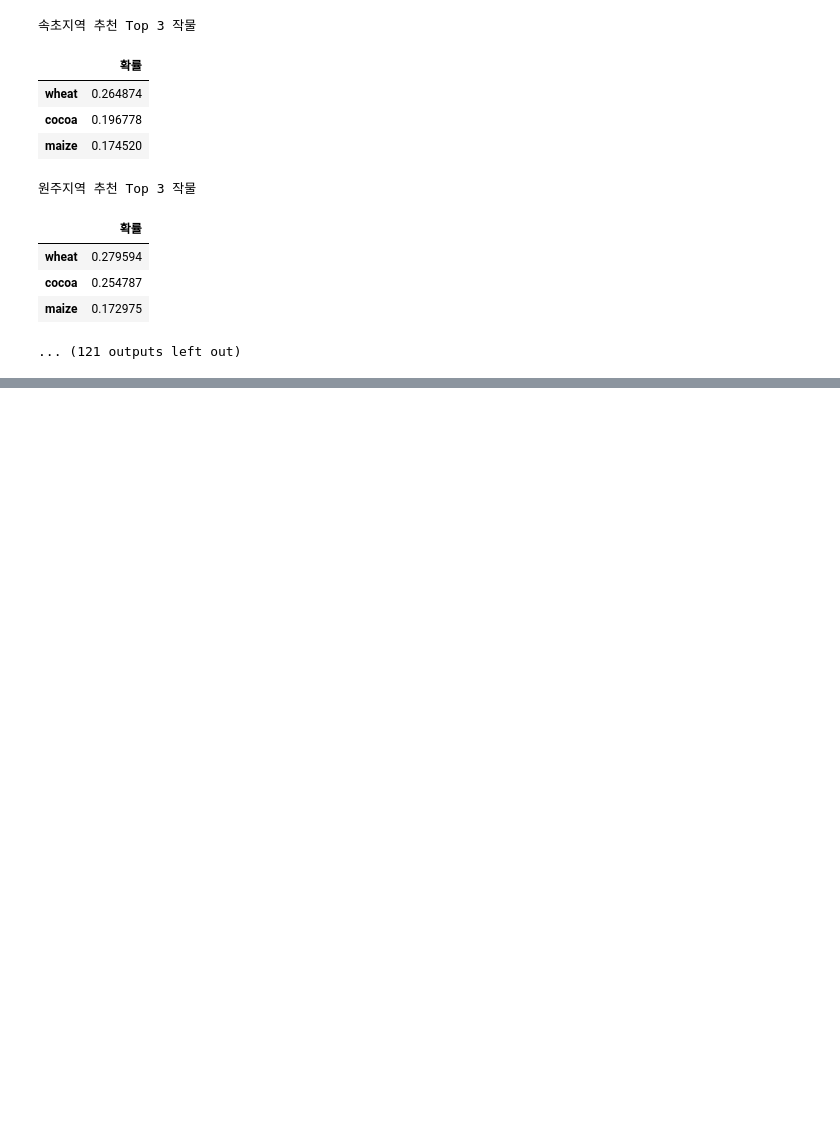
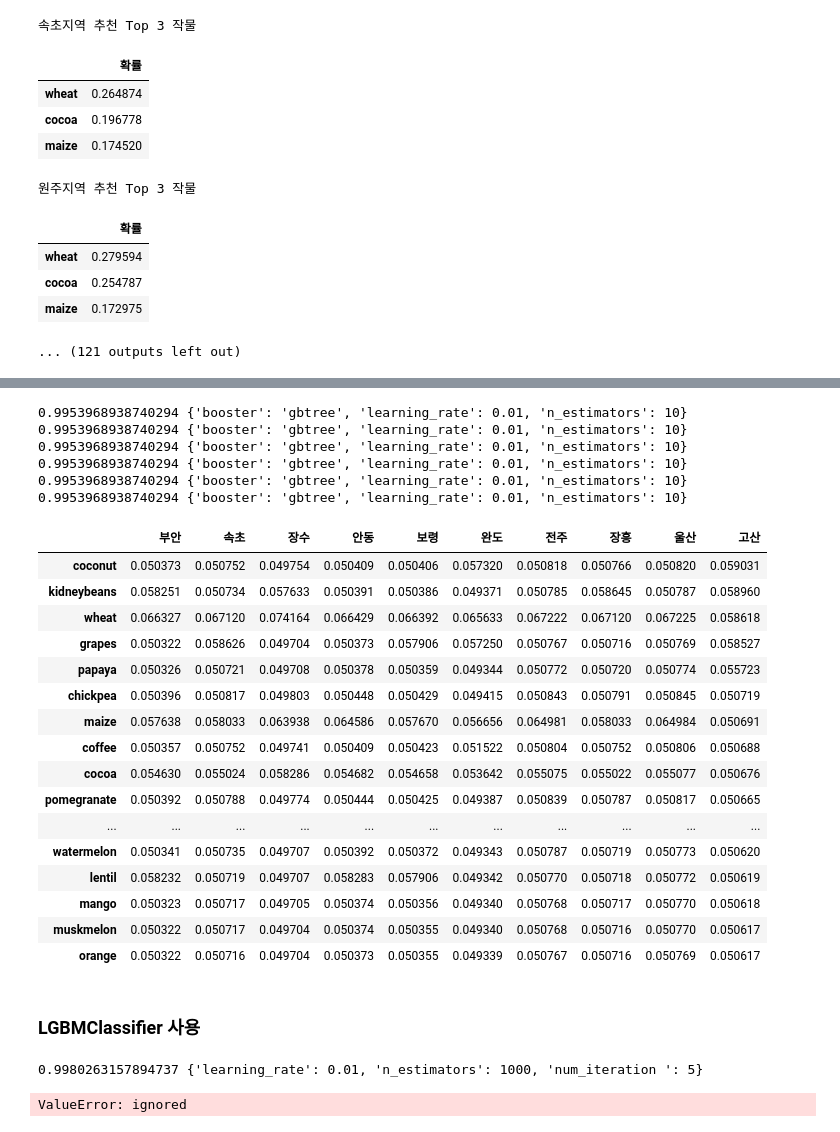
Before and after one commit to Ukjang/Mulcam_SEMI_PJT, a Jupyter notebook: model/0511_6개월 지역 작물 예측 모델.ipynb, the cells around one changed output, grey strips where cells are left out. Saved outputs shown, nothing was run; the diff lists cells and outputs as text; code cells hidden in the pictures; blank space fills up the shorter version.

Commit message:
모델 및 lgbm 값 추가

```diff
--- a/model/0511_6개월 지역 작물 예측 모델.ipynb
+++ b/model/0511_6개월 지역 작물 예측 모델.ipynb
@@ -308,0 +315,36 @@ Wall time: 1min 5s
+# %%
+# OLS_model_predict(region, month, pred_year):
+region = '서울'
+month = 6
+pred_year = 2022
+
+df_tmp_region = df_weather[df_weather['조사지역'] == region]
+df_weather_region = df_tmp_region.groupby(['조사지역', '관측일자']).mean()
+df_weather_region = df_weather_region.reset_index(drop=False)
+
+df_group_mean = df_weather_region.groupby(['연', '월']).mean()
+df_group_mean = df_group_mean.reset_index(drop=False)
+df_month_mean = df_group_mean[df_group_mean['월'] == month]
+
+for i in df_month_mean.index:
+    df_tmp = df_weather_region.loc[(df_weather_region['연'] == df_month_mean.loc[i, '연']) & (df_weather_region['월'] == df_month_mean.loc[i, '월'])]
+    temp_max = df_tmp['temp_max'].max()
+    temp_min = df_tmp['temp_min'].min()
+    df_month_mean.loc[i, 'temp_max'] = temp_max
+    df_month_mean.loc[i, 'temp_min'] = temp_min
+
+pred_list = []
+for value in df_month_mean.columns[2: -1]:
+    df_target = df_month_mean[value]
+    X_train2 = pd.DataFrame(df_month_mean[['연']], columns = ['연'])
+    y_train2 = df_target.values
+
+    # import statsmodels.api as sm
+    X_train = sm.add_constant(X_train2)
+    model = sm.OLS(y_train2, X_train2).fit()
+    pred_value = model.predict(pred_year)
+    pred_list.append([value, float(pred_value)])
+
+# print(f'\t\t\t{region}의 {month}월 {pred_year}의 예측값:')
+# print(pred_list)
+pred_list
@@ -308,0 +552,28 @@ Wall time: 1min 5s
+# %%
+xgboost_best_params(3, 2022)
+# %% [output]
+0.9953968938740294 {'booster': 'gbtree', 'learning_rate': 0.01, 'n_estimators': 10}
+0.9953968938740294 {'booster': 'gbtree', 'learning_rate': 0.01, 'n_estimators': 10}
+0.9953968938740294 {'booster': 'gbtree', 'learning_rate': 0.01, 'n_estimators': 10}
+0.9953968938740294 {'booster': 'gbtree', 'learning_rate': 0.01, 'n_estimators': 10}
+0.9953968938740294 {'booster': 'gbtree', 'learning_rate': 0.01, 'n_estimators': 10}
+0.9953968938740294 {'booster': 'gbtree', 'learning_rate': 0.01, 'n_estimators': 10}
+|  | 부안 | 속초 | 장수 | 안동 | 보령 | 완도 | 전주 | 장흥 | 울산 | 고산 |
+| coconut | 0.050373 | 0.050752 | 0.049754 | 0.050409 | 0.050406 | 0.057320 | 0.050818 | 0.050766 | 0.050820 | 0.059031 |
+| kidneybeans | 0.058251 | 0.050734 | 0.057633 | 0.050391 | 0.050386 | 0.049371 | 0.050785 | 0.058645 | 0.050787 | 0.058960 |
+| wheat | 0.066327 | 0.067120 | 0.074164 | 0.066429 | 0.066392 | 0.065633 | 0.067222 | 0.067120 | 0.067225 | 0.058618 |
+| grapes | 0.050322 | 0.058626 | 0.049704 | 0.050373 | 0.057906 | 0.057250 | 0.050767 | 0.050716 | 0.050769 | 0.058527 |
+| papaya | 0.050326 | 0.050721 | 0.049708 | 0.050378 | 0.050359 | 0.049344 | 0.050772 | 0.050720 | 0.050774 | 0.055723 |
+| chickpea | 0.050396 | 0.050817 | 0.049803 | 0.050448 | 0.050429 | 0.049415 | 0.050843 | 0.050791 | 0.050845 | 0.050719 |
+| maize | 0.057638 | 0.058033 | 0.063938 | 0.064586 | 0.057670 | 0.056656 | 0.064981 | 0.058033 | 0.064984 | 0.050691 |
+| coffee | 0.050357 | 0.050752 | 0.049741 | 0.050409 | 0.050423 | 0.051522 | 0.050804 | 0.050752 | 0.050806 | 0.050688 |
+| cocoa | 0.054630 | 0.055024 | 0.058286 | 0.054682 | 0.054658 | 0.053642 | 0.055075 | 0.055022 | 0.055077 | 0.050676 |
+| pomegranate | 0.050392 | 0.050788 | 0.049774 | 0.050444 | 0.050425 | 0.049387 | 0.050839 | 0.050787 | 0.050817 | 0.050665 |
+| ... | ... | ... | ... | ... | ... | ... | ... | ... | ... | ... |
+| watermelon | 0.050341 | 0.050735 | 0.049707 | 0.050392 | 0.050372 | 0.049343 | 0.050787 | 0.050719 | 0.050773 | 0.050620 |
+| lentil | 0.058232 | 0.050719 | 0.049707 | 0.058283 | 0.057906 | 0.049342 | 0.050770 | 0.050718 | 0.050772 | 0.050619 |
+| mango | 0.050323 | 0.050717 | 0.049705 | 0.050374 | 0.050356 | 0.049340 | 0.050768 | 0.050717 | 0.050770 | 0.050618 |
+| muskmelon | 0.050322 | 0.050717 | 0.049704 | 0.050374 | 0.050355 | 0.049340 | 0.050768 | 0.050716 | 0.050770 | 0.050617 |
+| orange | 0.050322 | 0.050716 | 0.049704 | 0.050373 | 0.050355 | 0.049339 | 0.050767 | 0.050716 | 0.050769 | 0.050617 |
+# %% [markdown]
+### LGBMClassifier 사용
@@ -308,0 +687,5 @@ Wall time: 1min 5s
+# %%
+lgbm_best_params(4, 2022)
+# %% [output]
+0.9980263157894737 {'learning_rate': 0.01, 'n_estimators': 1000, 'num_iteration ': 5}
+ValueError: ignored
```
Also changed, not shown: parts of 16 cells of this notebook.
